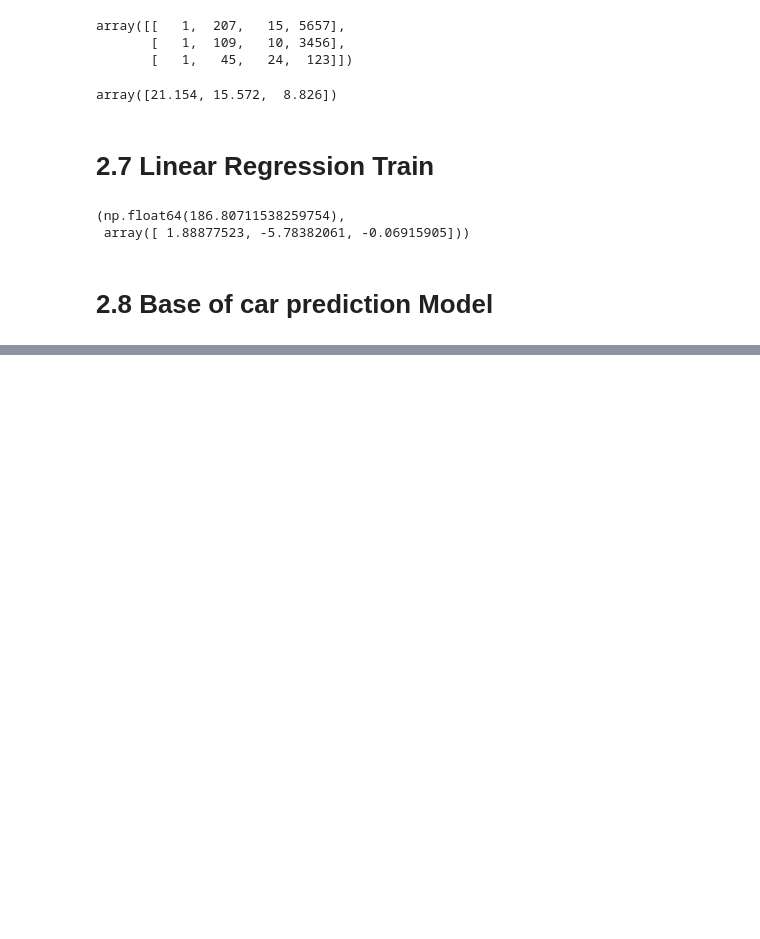
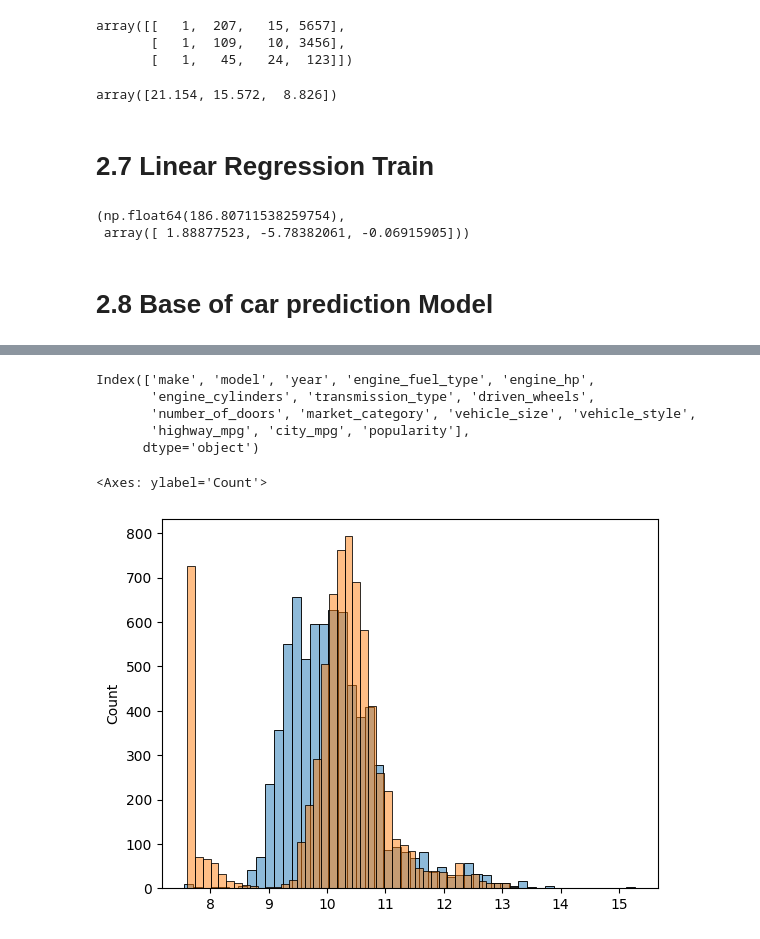
Before and after one commit to RaDilsara/ML-Zoomcamp, a Jupyter notebook: Car_price_prediction/Car_price_prediction.ipynb, the cells around one changed output, grey strips where cells are left out. Cells and saved outputs as stored; diff of their text form; code cells hidden in the pictures; blank space fills up the shorter version.

```diff
--- a/Car_price_prediction/Car_price_prediction.ipynb
+++ b/Car_price_prediction/Car_price_prediction.ipynb
@@ -305,0 +325,22 @@ train_linear_reg(X,y)
+# %%
+def_train.columns
+# %% [output]
+Index(['make', 'model', 'year', 'engine_fuel_type', 'engine_hp',
+       'engine_cylinders', 'transmission_type', 'driven_wheels',
+       'number_of_doors', 'market_category', 'vehicle_size', 'vehicle_style',
+       'highway_mpg', 'city_mpg', 'popularity'],
+      dtype='object')
+# %%
+base = ['engine_hp', 'engine_cylinders', 'highway_mpg', 'city_mpg', 'popularity']
+# %%
+X_train = def_train[base].fillna(0).values
+# %%
+w0,w = train_linear_reg(X_train,y_train)
+# %%
+y_pred = w0 + X_train.dot(w)
+# %%
+sns.histplot(y_pred, alpha=0.5, bins=50)
+sns.histplot(y_train, alpha=0.5, bins=50)
+# %% [output]
+<Axes: ylabel='Count'>
+[figure, added]
```
Also changed, not shown: parts of 2 cells of this notebook.
